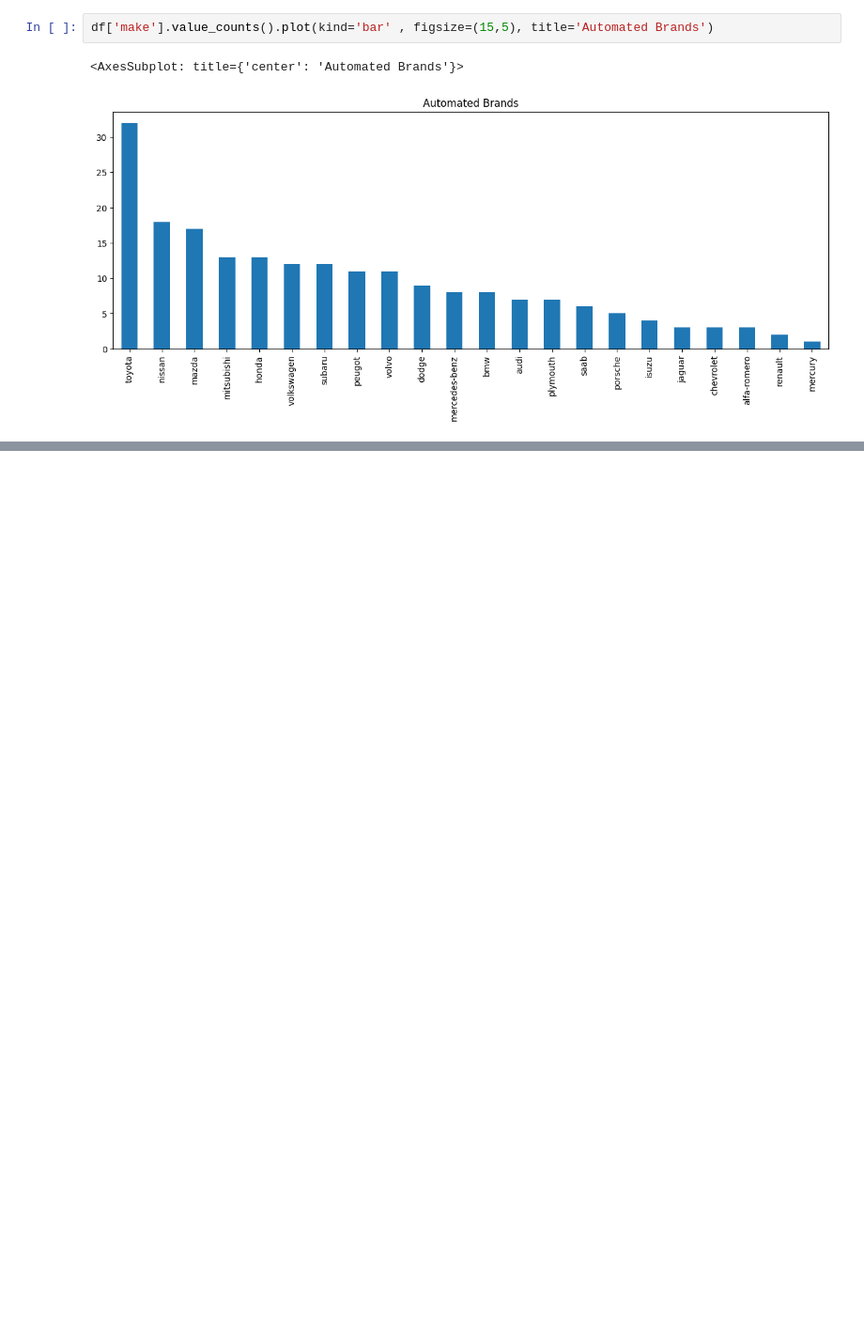
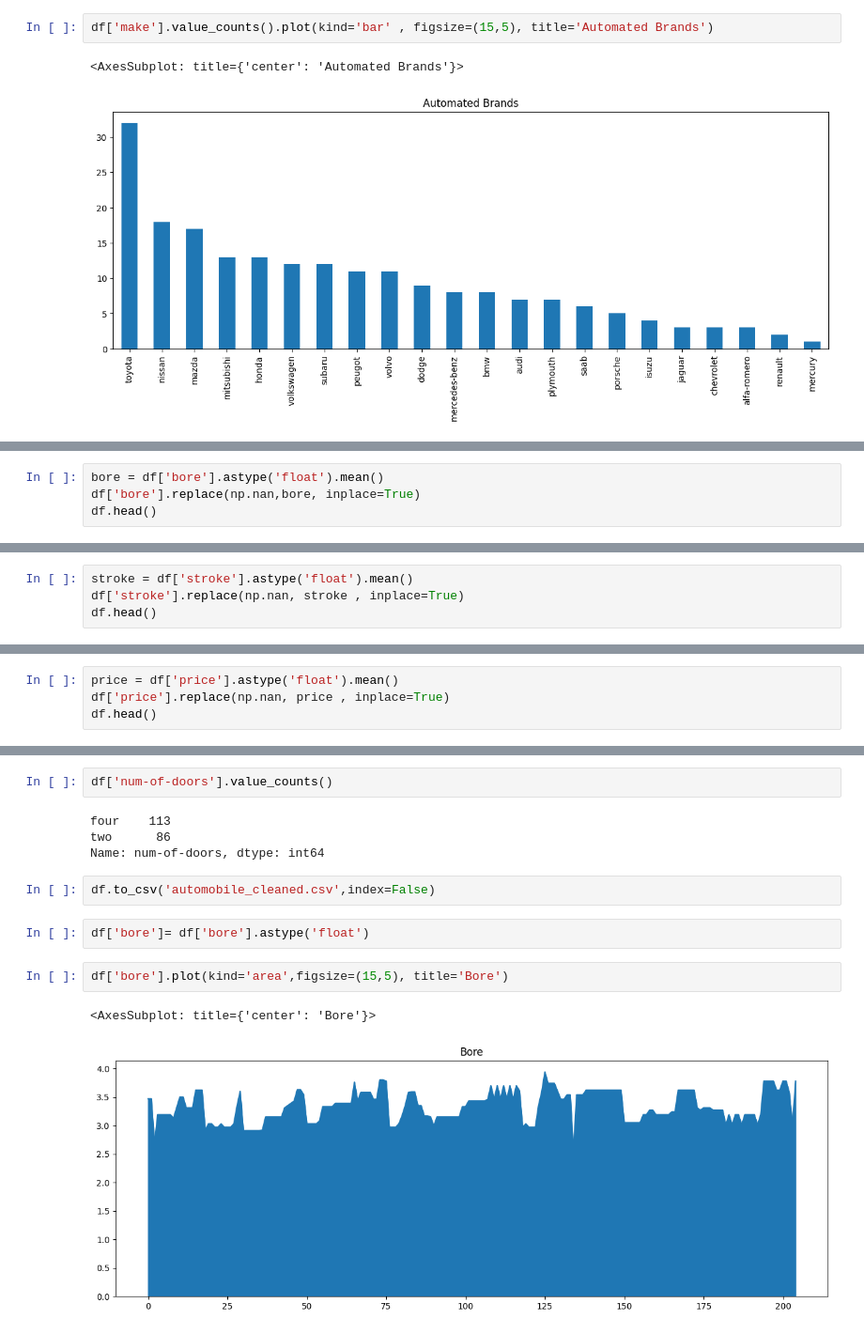
Before and after one commit to Vidushiupadhyay/digipodium-data-analytics-course, a Jupyter notebook: Data_analytics/data.engineering.ipynb, the cells around one changed output, grey strips where cells are left out. Shown at 94% size. Cells and saved outputs as stored; diff of their text form; blank space fills up the shorter version.

```diff
--- a/Data_analytics/data.engineering.ipynb
+++ b/Data_analytics/data.engineering.ipynb
@@ -257,0 +346,4 @@ df['make'].value_counts().plot(kind='bar' , figsize=(15,5), title='Automated Bra
+# %%
+bore = df['bore'].astype('float').mean()
+df['bore'].replace(np.nan,bore, inplace=True)
+df.head()
@@ -257,0 +357,4 @@ df['make'].value_counts().plot(kind='bar' , figsize=(15,5), title='Automated Bra
+# %%
+stroke = df['stroke'].astype('float').mean()
+df['stroke'].replace(np.nan, stroke , inplace=True)
+df.head()
@@ -257,0 +368,4 @@ df['make'].value_counts().plot(kind='bar' , figsize=(15,5), title='Automated Bra
+# %%
+price = df['price'].astype('float').mean()
+df['price'].replace(np.nan, price , inplace=True)
+df.head()
@@ -257,0 +379,15 @@ df['make'].value_counts().plot(kind='bar' , figsize=(15,5), title='Automated Bra
+# %%
+df['num-of-doors'].value_counts()
+# %% [output]
+four    113
+two      86
+Name: num-of-doors, dtype: int64
+# %%
+df.to_csv('automobile_cleaned.csv',index=False)
+# %%
+df['bore']= df['bore'].astype('float')
+# %%
+df['bore'].plot(kind='area',figsize=(15,5), title='Bore')
+# %% [output]
+<AxesSubplot: title={'center': 'Bore'}>
+[figure, added]
```
Also changed, not shown: parts of 22 cells of this notebook, 7 other files.
